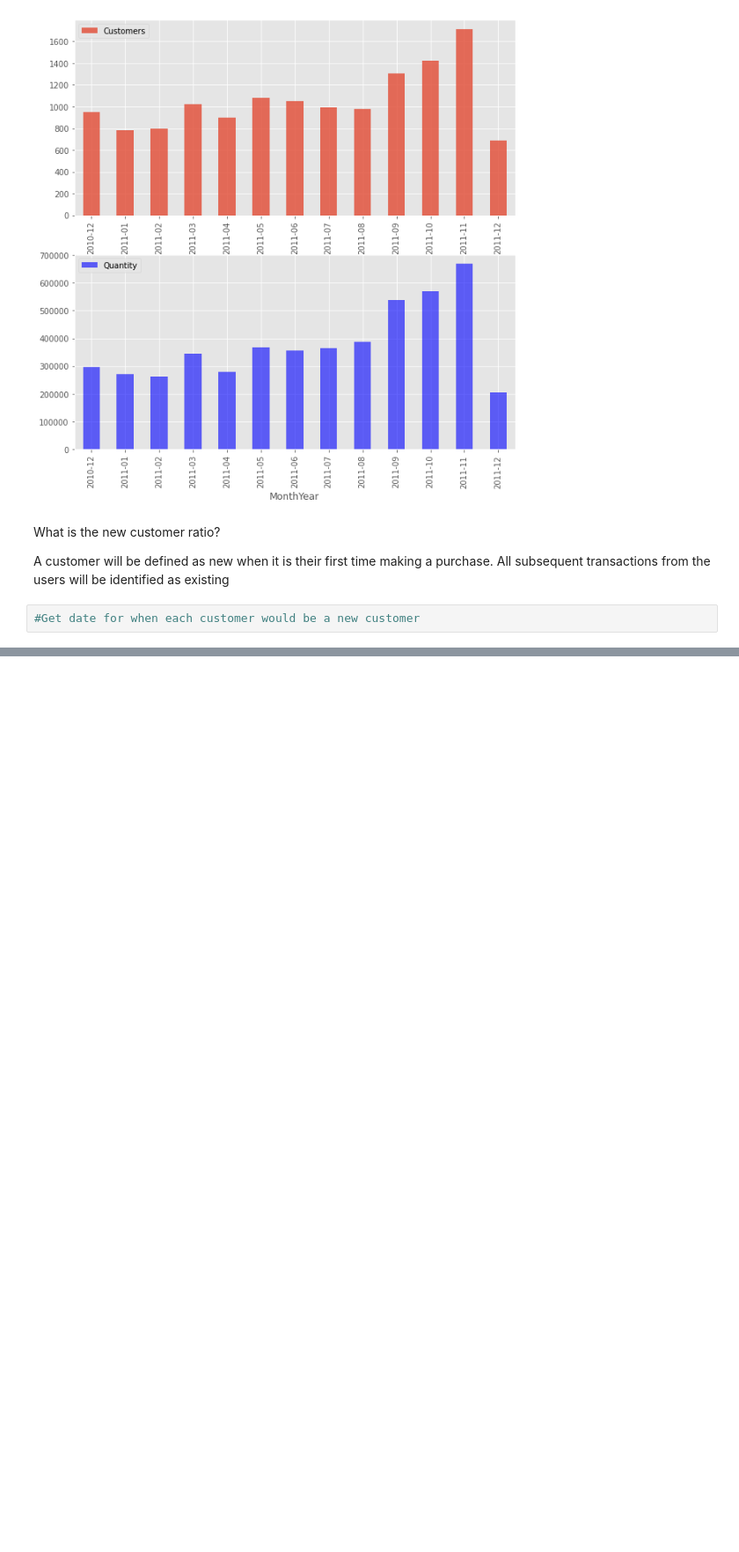
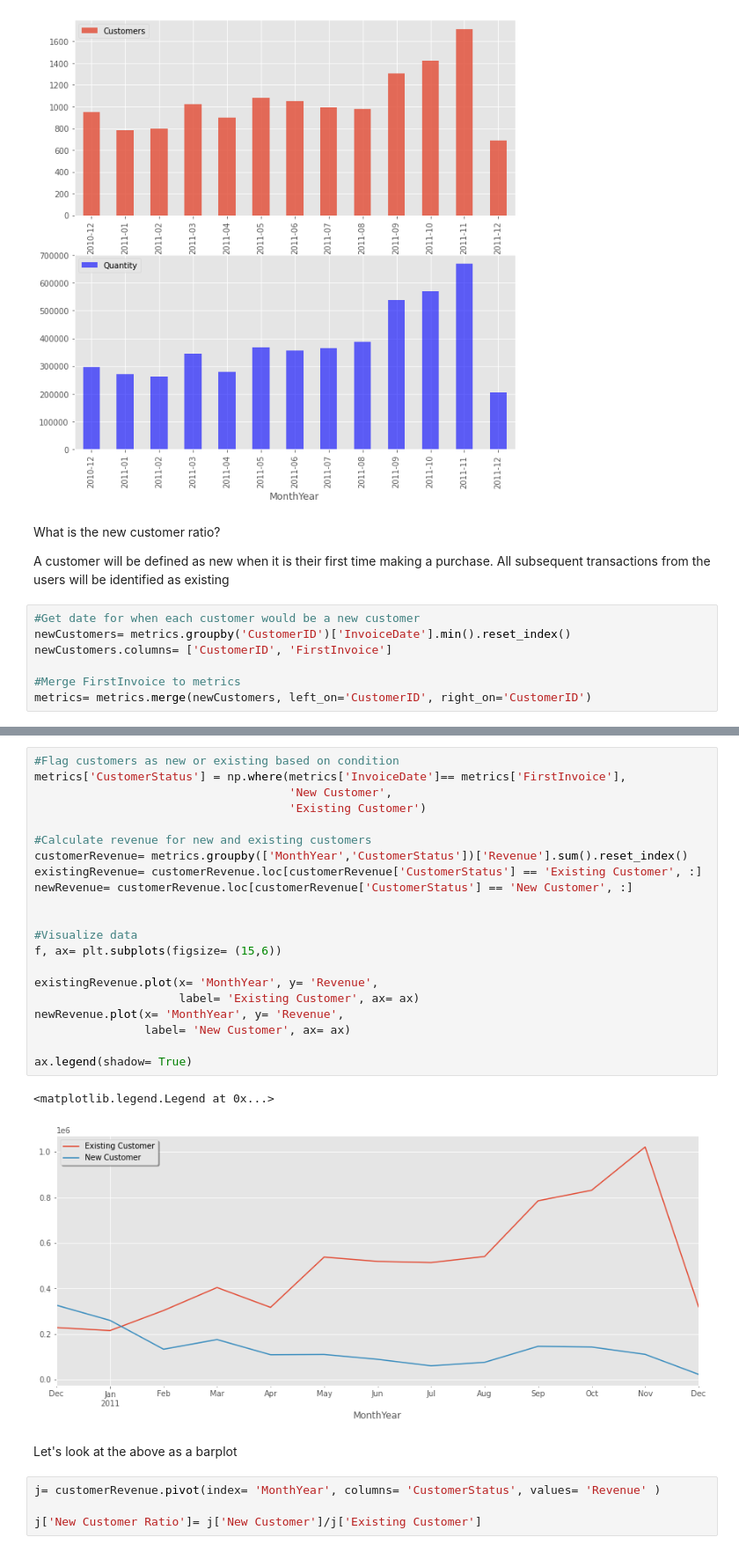
Before and after one commit to KishenSharma6/Online_Retail_Customer_Segmentation, a Jupyter notebook: notebooks/EDA.ipynb, the cells around one changed output, grey strips where cells are left out. Shown at 88% size. Cells and saved outputs as stored; diff of their text form; blank space fills up the shorter version.

```diff
--- a/notebooks/EDA.ipynb
+++ b/notebooks/EDA.ipynb
@@ -141,3 +141,8 @@ What is the new customer ratio?
 A customer will be defined as new when it is their first time making a purchase. All subsequent transactions from the users will be identified as existing
 # %%
 #Get date for when each customer would be a new customer
+newCustomers= metrics.groupby('CustomerID')['InvoiceDate'].min().reset_index()
+newCustomers.columns= ['CustomerID', 'FirstInvoice']
+
+#Merge FirstInvoice to metrics
+metrics= metrics.merge(newCustomers, left_on='CustomerID', right_on='CustomerID')
@@ -143,0 +156,30 @@ A customer will be defined as new when it is their first time making a purchase.
+# %%
+#Flag customers as new or existing based on condition
+metrics['CustomerStatus'] = np.where(metrics['InvoiceDate']== metrics['FirstInvoice'],
+                                     'New Customer',
+                                     'Existing Customer')
+
+#Calculate revenue for new and existing customers
+customerRevenue= metrics.groupby(['MonthYear','CustomerStatus'])['Revenue'].sum().reset_index()
+existingRevenue= customerRevenue.loc[customerRevenue['CustomerStatus'] == 'Existing Customer', :]
+newRevenue= customerRevenue.loc[customerRevenue['CustomerStatus'] == 'New Customer', :]
+
+
+#Visualize data
+f, ax= plt.subplots(figsize= (15,6))
+
+existingRevenue.plot(x= 'MonthYear', y= 'Revenue',
+                     label= 'Existing Customer', ax= ax)
+newRevenue.plot(x= 'MonthYear', y= 'Revenue',
+                label= 'New Customer', ax= ax)
+
+ax.legend(shadow= True)
+# %% [output]
+<matplotlib.legend.Legend at 0x...>
+[figure, added]
+# %% [markdown]
+Let's look at the above as a barplot
+# %%
+j= customerRevenue.pivot(index= 'MonthYear', columns= 'CustomerStatus', values= 'Revenue' )
+
+j['New Customer Ratio']= j['New Customer']/j['Existing Customer']
```
Also changed, not shown: parts of 7 cells of this notebook.
